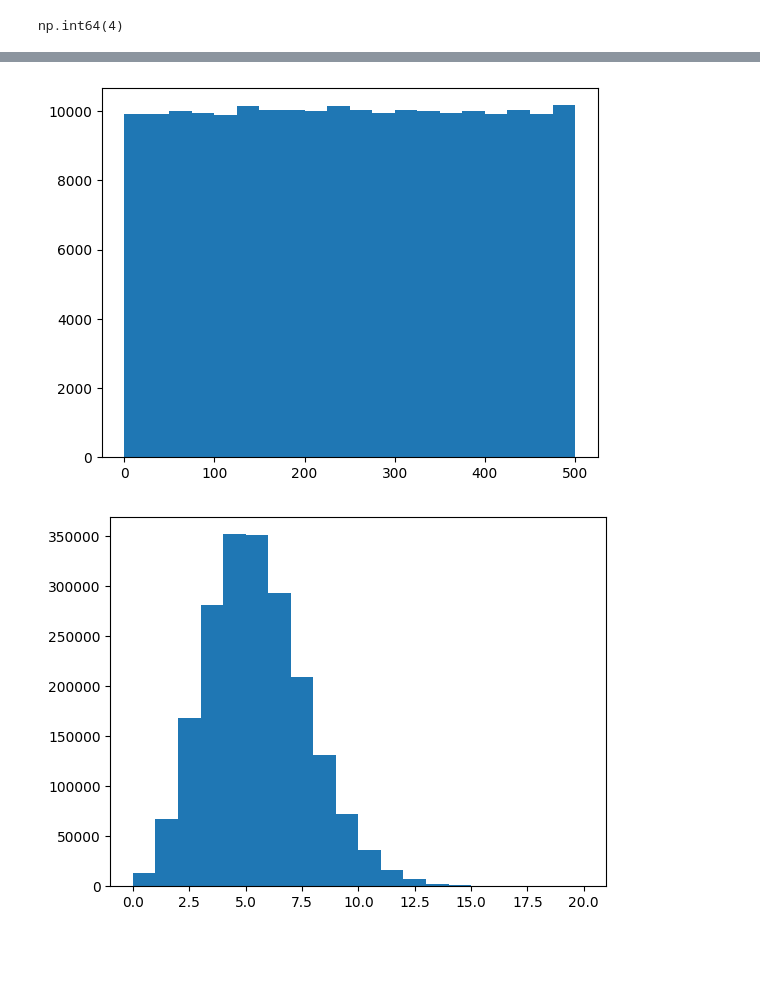
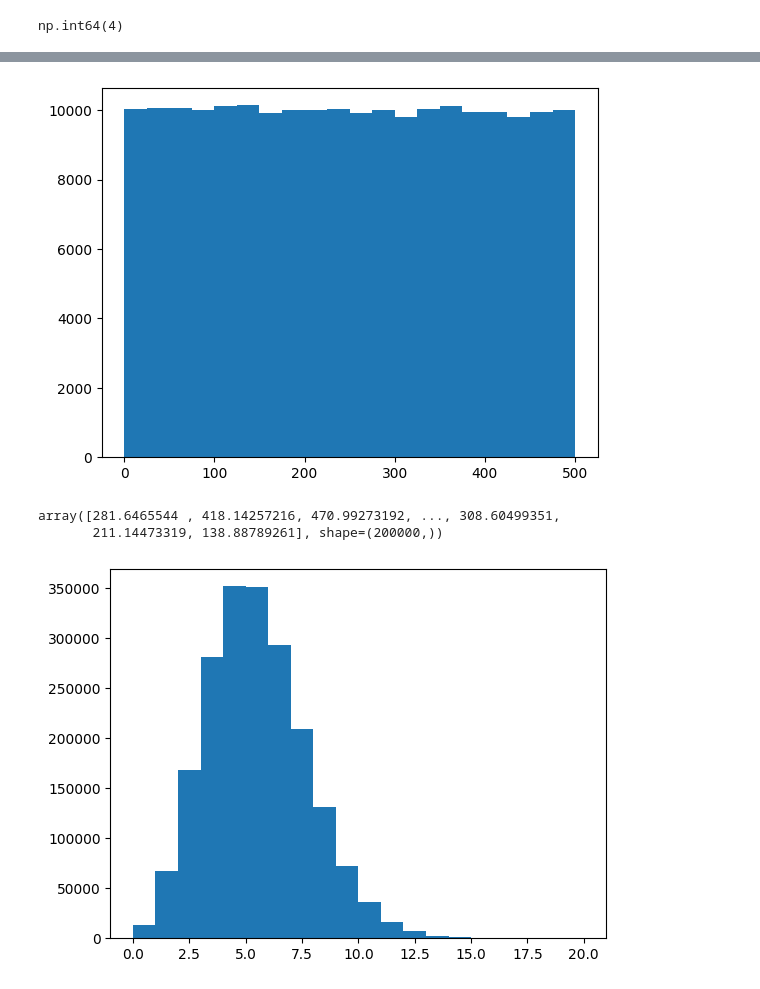
Before and after one commit to rupahli/AIML, a Jupyter notebook: Code/LineraAlgebra_calculas_module9.ipynb, the cells around one changed output, grey strips where cells are left out. Saved outputs shown, nothing was run; the diff lists cells and outputs as text; code cells hidden in the pictures; blank space fills up the shorter version.

```diff
--- a/Code/LineraAlgebra_calculas_module9.ipynb
+++ b/Code/LineraAlgebra_calculas_module9.ipynb
@@ -153,21 +157,25 @@ plt.show() # this is better than the previous one because we have more samples a
 # %%
 import numpy as np
 import matplotlib.pyplot as plt
 
 # UNIFORM Distribution - no change in data distribution, all values are equally likely to occur
 
 # we should increase samples
 
 data = np.random.uniform(low=0, high=500, size=200000)
-# uniform distribution generates random numbers between a specified range (low and high) with equal probability
+
 
 data
 # generate 1000 random numbers from a normal distribution with mean 10 and standard deviation 1.4
 
 plt.hist(data, bins=20) # plot a histogram with 10 bins
 plt.show() # this is bett
+
+data
 # %% [output]
-[figure, old version]
+[figure, new version]
+array([281.6465544 , 418.14257216, 470.99273192, ..., 308.60499351,
+       211.14473319, 138.88789261], shape=(200000,))
 # %%
 #Poisson Distribution is a Discrete Distribution. It estimates how many times an event can happen in a specified time.
 data = np.random.poisson(lam=5, size=2000000)
```
Also changed, not shown: parts of 2 cells of this notebook, 3 other files.
